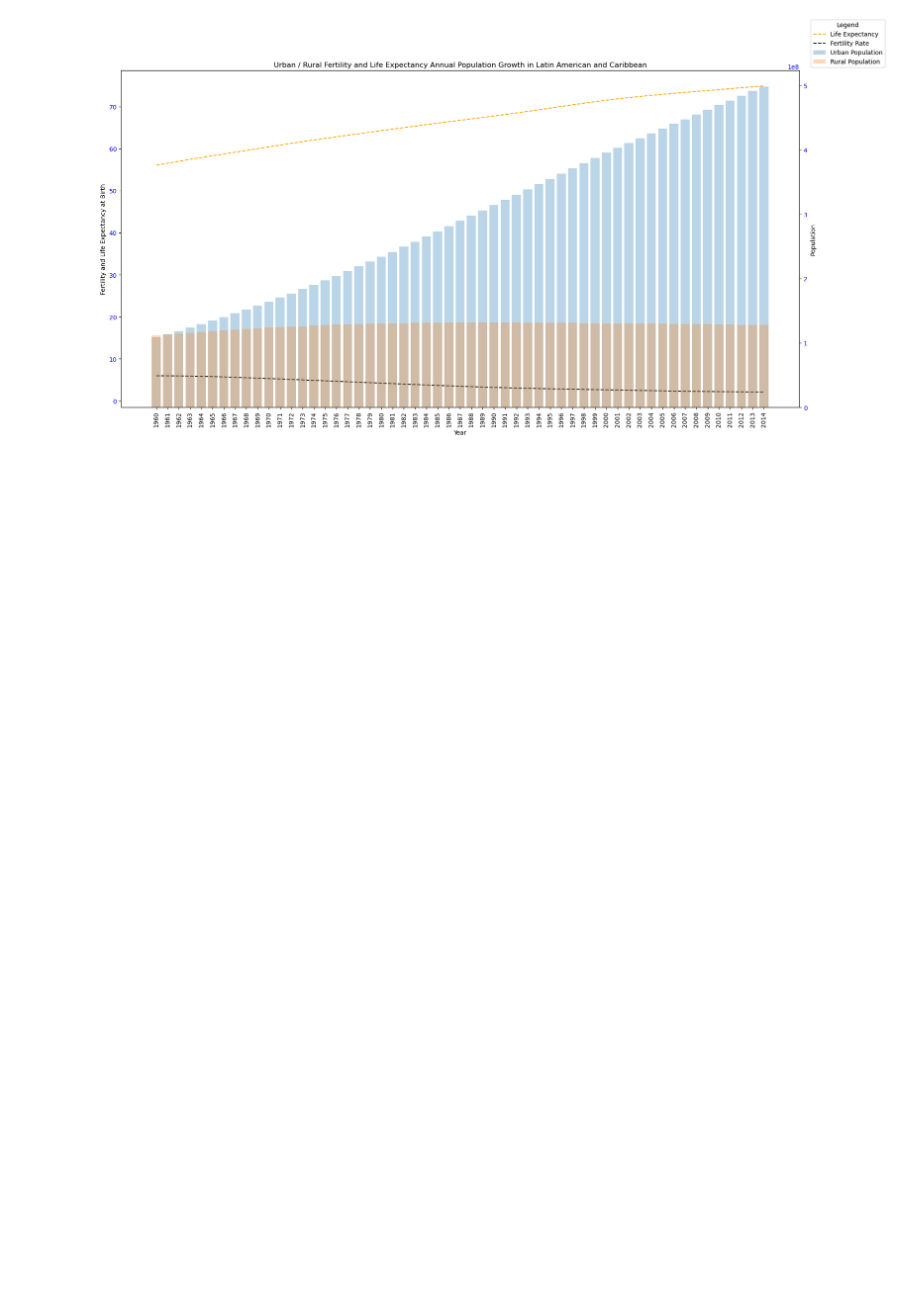
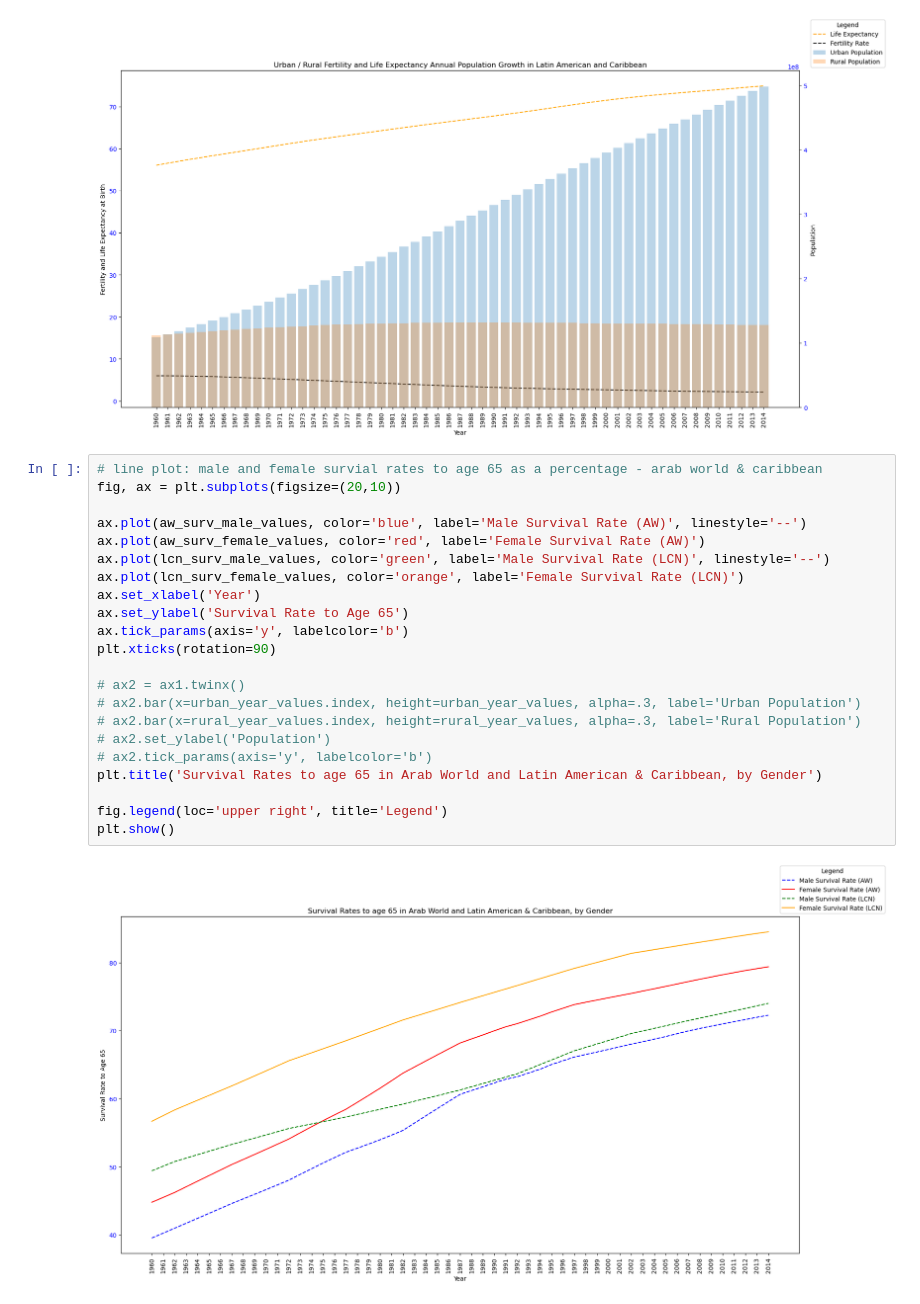
Before and after one commit to Jeremy-Amell/Pandas-EDA---Case-Study, a Jupyter notebook: health_nutrition_pop_stats.ipynb, the cells around one changed output. Cells and saved outputs as stored; diff of their text form; blank space fills up the shorter version.

```diff
--- a/health_nutrition_pop_stats.ipynb
+++ b/health_nutrition_pop_stats.ipynb
@@ -515,3 +515,27 @@ fig.legend(loc='upper right', title='Legend')
 plt.show()
 # %% [output]
 [figure]
+# %%
+# line plot: male and female survial rates to age 65 as a percentage - arab world & caribbean
+fig, ax = plt.subplots(figsize=(20,10))
+
+ax.plot(aw_surv_male_values, color='blue', label='Male Survival Rate (AW)', linestyle='--')
+ax.plot(aw_surv_female_values, color='red', label='Female Survival Rate (AW)')
+ax.plot(lcn_surv_male_values, color='green', label='Male Survival Rate (LCN)', linestyle='--')
+ax.plot(lcn_surv_female_values, color='orange', label='Female Survival Rate (LCN)')
+ax.set_xlabel('Year')
+ax.set_ylabel('Survival Rate to Age 65')
+ax.tick_params(axis='y', labelcolor='b')
+plt.xticks(rotation=90)
+
+# ax2 = ax1.twinx()
+# ax2.bar(x=urban_year_values.index, height=urban_year_values, alpha=.3, label='Urban Population')
+# ax2.bar(x=rural_year_values.index, height=rural_year_values, alpha=.3, label='Rural Population')
+# ax2.set_ylabel('Population')
+# ax2.tick_params(axis='y', labelcolor='b')
+plt.title('Survival Rates to age 65 in Arab World and Latin American & Caribbean, by Gender')
+
+fig.legend(loc='upper right', title='Legend')
+plt.show()
+# %% [output]
+[figure, added]
```
Also changed, not shown: parts of 2 cells of this notebook.
